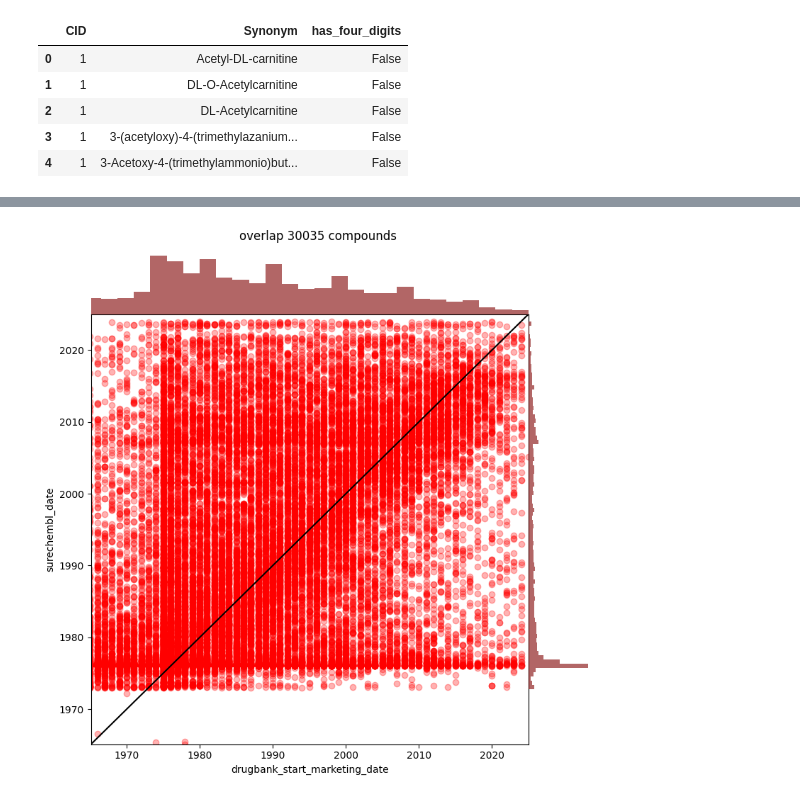
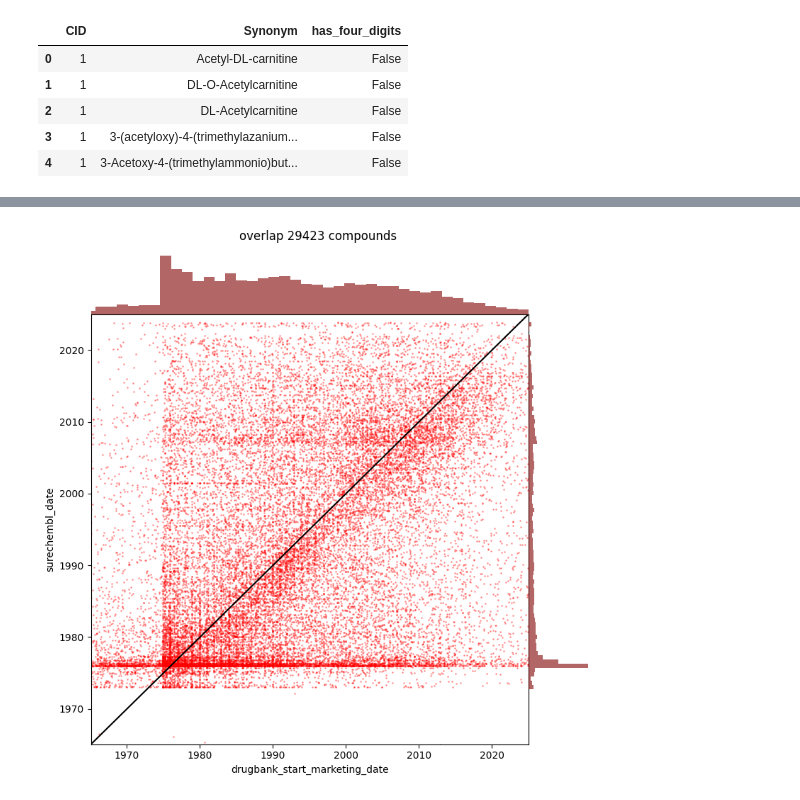
Before and after one commit to YoheiOhto/patent_time_split, a Jupyter notebook: notebook/experiment/10-search_pubmed.ipynb, the cells around one changed output, grey strips where cells are left out. Saved outputs shown, nothing was run; the diff lists cells and outputs as text; code cells hidden in the pictures.

Commit message:
251203 update figure

```diff
--- a/notebook/experiment/10-search_pubmed.ipynb
+++ b/notebook/experiment/10-search_pubmed.ipynb
@@ -238,0 +160,12 @@ print(len(X), len(y))
+# %%
+df_result_not_zero = df_result[df_result["PUB_DATE_DECIMAL"] > 0]
+# %%
+df_result_not_zero = df_result_not_zero.sort_values(by="CID")
+# %%
+df_sorted = df_result_not_zero.sort_values("PUB_DATE_DECIMAL", ascending=True)
+df_unique = df_sorted.drop_duplicates(subset=["CID"], keep="first")
+df_unique = df_unique.reset_index(drop=True)
+
+print(f"元の行数: {len(df_result_not_zero)}")
+print(f"削除後の行数 (ユニークCID数): {len(df_unique)}")
+df_unique.head()
@@ -238,0 +181,3 @@ print(len(X), len(y))
+# %%
+X = df_unique["PUB_DATE_DECIMAL"].values
+y = df_unique["PATENT_DATE_DECIMAL"].values
@@ -239,38 +214,34 @@ print(len(X), len(y))
 # %%
-import numpy as np
-min_X = np.min(X)
-
-import matplotlib.pyplot as plt
-from matplotlib.gridspec import GridSpec
+min_X = np.min(x_sc)
 
 fig = plt.figure(figsize=(8, 8))
 gs = GridSpec(8, 8, figure=fig, wspace=0.0, hspace=0.0,)
 
 scatter_ax = fig.add_subplot(gs[1:8, 0:7])
-scatter_ax.scatter(y, X, alpha=0.3, c="red")
+scatter_ax.scatter(x_db, x_sc, alpha=0.3, c="red", s=1)
 
-common_min = np.min(X)
-common_max = max(np.max(y), np.max(X))
+common_min = np.min(x_sc)
+common_max = max(np.max(x_db), np.max(x_sc))
 
 scatter_ax.set_xlim((common_min, common_max))
 scatter_ax.set_ylim((common_min, common_max))
 
 x_line = np.linspace(common_min, common_max, 100)
 scatter_ax.plot(x_line, x_line, c="black")
 
 scatter_ax.set_xlabel('drugbank_start_marketing_date')
 scatter_ax.set_ylabel("surechembl_date")
 
 hist_x_ax = fig.add_subplot(gs[0, 0:7], sharex=scatter_ax)
-hist_x_ax.hist(y, bins=100, alpha=0.6, color='maroon')
+hist_x_ax.hist(x_db, bins=100, alpha=0.6, color='maroon')
 hist_x_ax.axis('off')
 
 hist_y_ax = fig.add_subplot(gs[1:8, 7], sharey=scatter_ax)
-hist_y_ax.hist(X, bins=100, orientation='horizontal', alpha=0.6, color='maroon')
+hist_y_ax.hist(x_sc, bins=100, orientation='horizontal', alpha=0.6, color='maroon')
 hist_y_ax.axis('off')
 
-fig.suptitle(f"overlap {len(y)} compounds")
+fig.suptitle(f"overlap {len(x_db)} compounds")
 plt.tight_layout()
 # %% [output]
-[figure, old version]
+[figure, new version]
 # %%
```
Also changed, not shown: parts of 34 cells of this notebook, 54 other files.
